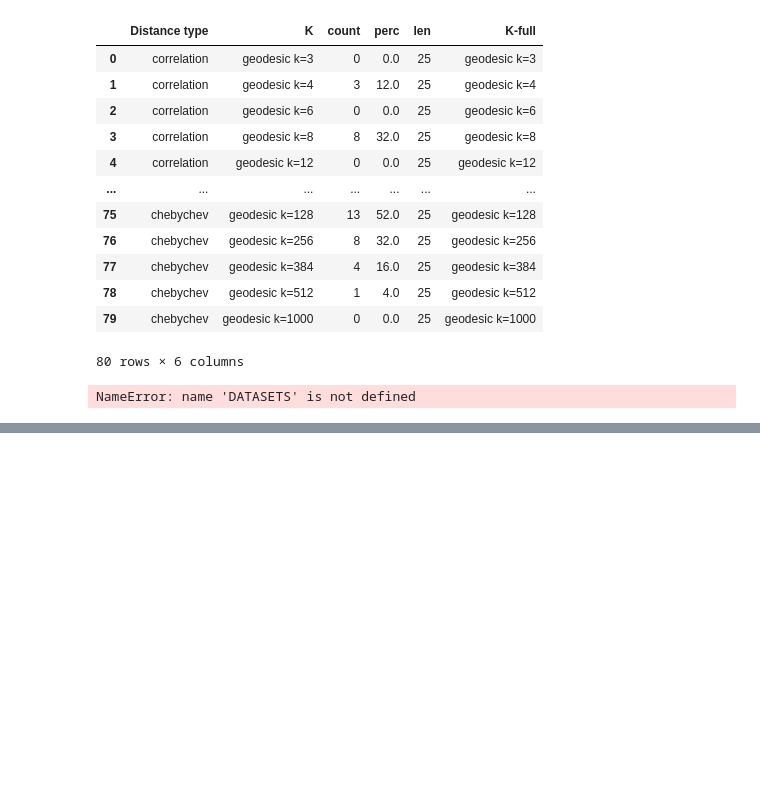
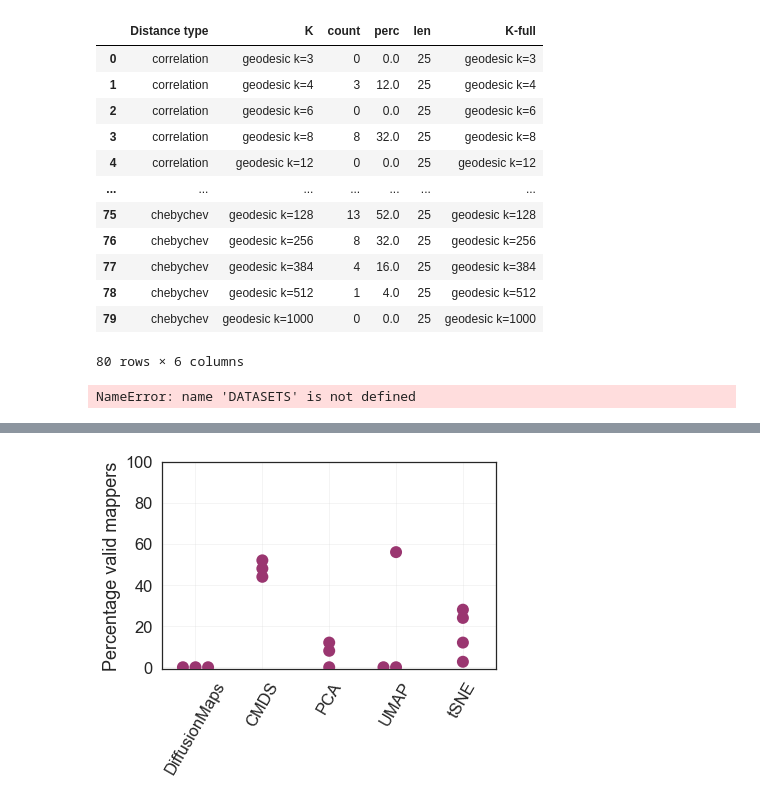
Before and after one commit to braindynamicslab/demapper, a Jupyter notebook: notebooks/evaluate_analysis_cme.ipynb, the cells around one changed output, grey strips where cells are left out. Saved outputs shown, nothing was run; the diff lists cells and outputs as text; code cells hidden in the pictures; blank space fills up the shorter version.

```diff
--- a/notebooks/evaluate_analysis_cme.ipynb
+++ b/notebooks/evaluate_analysis_cme.ipynb
@@ -567,0 +849,24 @@ NameError: name 'DATASETS' is not defined
+# %%
+
+embeds = df['embed'].drop_duplicates().to_numpy()
+
+table = []
+for embed in embeds:
+    fdf = filter_dataframe(df, { 'embed': [embed] })
+    Kvals = fdf['K'].drop_duplicates().to_numpy()
+    for k in sorted(Kvals):
+        print(embed, k)
+        fdf = filter_dataframe(df, { 'embed': [embed], 'K': [k] })
+        cnt = count_passing(fdf, target_metrics_limits)
+        table.append({
+            'embed': embed,
+            'K': k,
+            'count': cnt,
+            'perc': cnt / len(fdf) * 100.0,
+            'total': len(fdf)
+        })
+
+
+counts_df = pd.DataFrame(data=table)
+
+print('max in counts_df:', counts_df['count'].max())
@@ -567,0 +911,17 @@ NameError: name 'DATASETS' is not defined
+# %%
+plt.figure(figsize=(6,5))
+g = sns.swarmplot(data=counts_df, x='embed', y='perc', size=12, color='#9A3670', # palette='flare',
+                  order=['DiffusionMaps', 'CMDS', 'PCA', 'UMAP', 'tSNE'])
+plt.ylim([-1, 100])
+plt.legend([],frameon=False)
+plt.xlabel('')
+plt.ylabel('Percentage valid mappers')
+plt.xticks(rotation=60)
+plt.grid(alpha=0.2)
+plt.tight_layout()
+savefig_path = os.path.join(
+        datadir, 'embeds_analysis2_bothsbjs.png')
+plt.savefig(savefig_path, dpi=150)
+plt.show()
+# %% [output]
+[figure, added]
```
Also changed, not shown: parts of 24 cells of this notebook, 3 other files.
